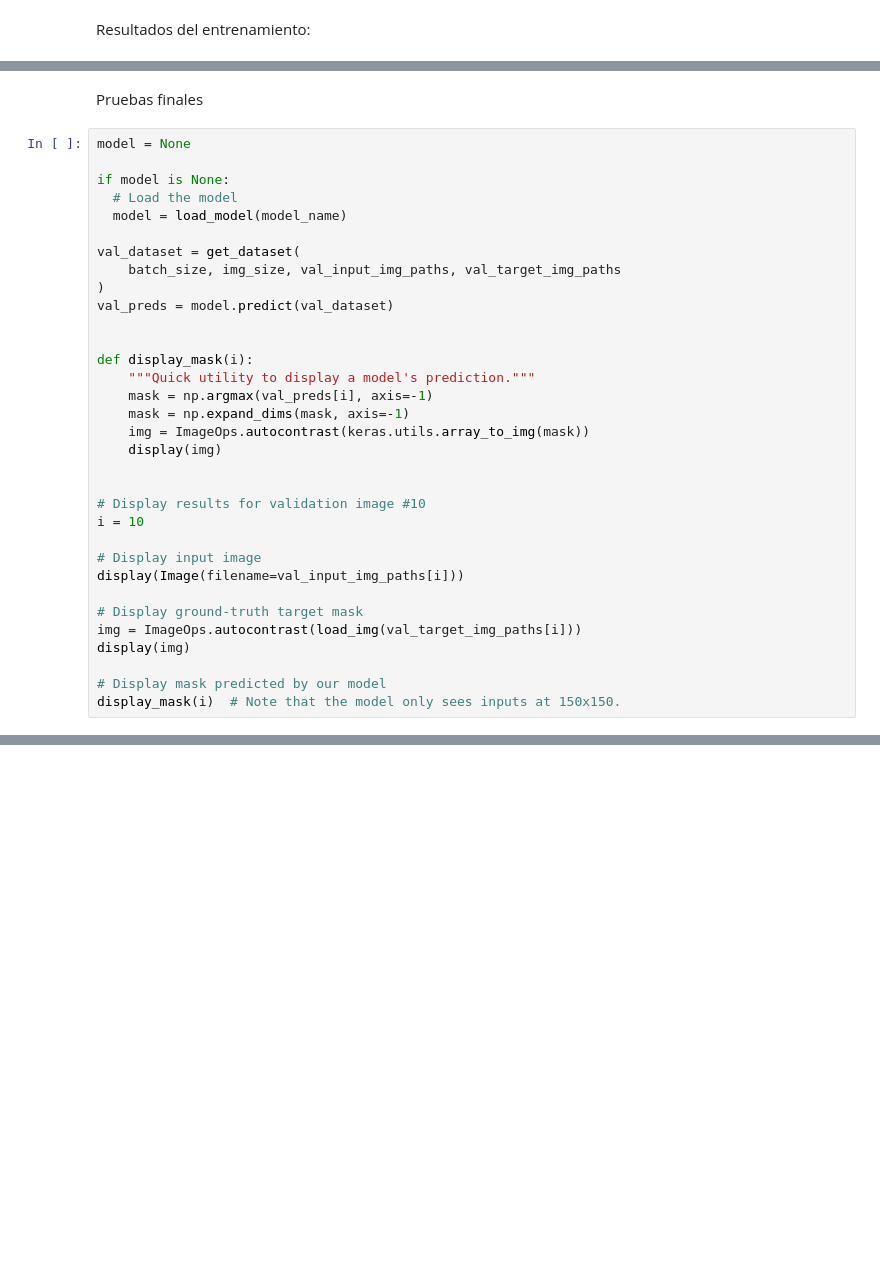
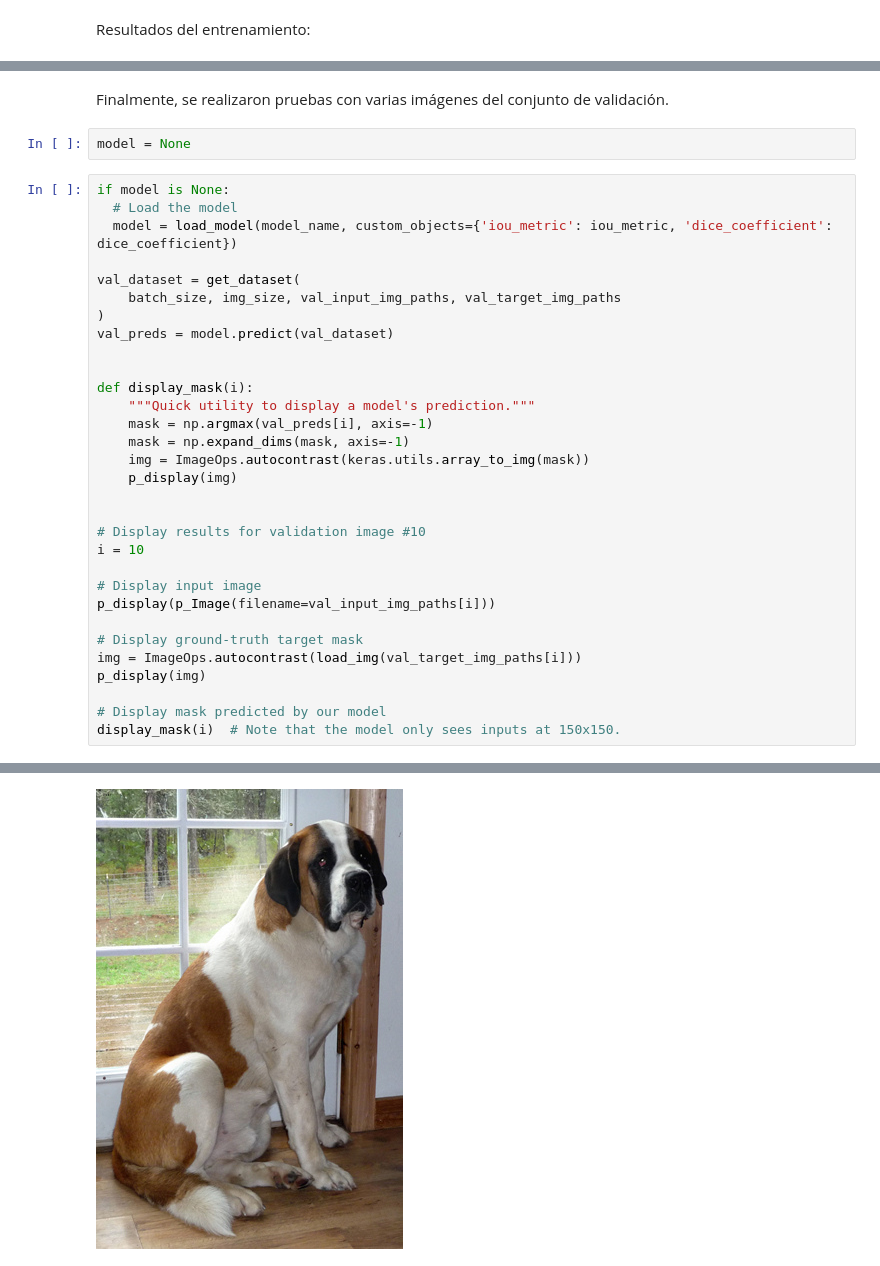
Before and after one commit to Morax19/DL_UCV, a Jupyter notebook: Tarea2/DL_Tarea2_DanielHernandez_27795163.ipynb, the cells around one changed output, grey strips where cells are left out. Saved outputs shown, nothing was run; the diff lists cells and outputs as text; blank space fills up the shorter version.

```diff
--- a/Tarea2/DL_Tarea2_DanielHernandez_27795163.ipynb
+++ b/Tarea2/DL_Tarea2_DanielHernandez_27795163.ipynb
@@ -1231,11 +1261,11 @@ plt.legend()
-# %% [markdown]
-Pruebas finales
+# %% [markdown]
+Finalmente, se realizaron pruebas con varias imágenes del conjunto de validación.
+# %%
+model = None
 # %%
-model = None
-
 if model is None:
   # Load the model
-  model = load_model(model_name)
+  model = load_model(model_name, custom_objects={'iou_metric': iou_metric, 'dice_coefficient': dice_coefficient})
 
 val_dataset = get_dataset(
     batch_size, img_size, val_input_img_paths, val_target_img_paths
@@ -1248,18 +1278,19 @@ def display_mask(i):
     mask = np.argmax(val_preds[i], axis=-1)
     mask = np.expand_dims(mask, axis=-1)
     img = ImageOps.autocontrast(keras.utils.array_to_img(mask))
-    display(img)
+    p_display(img)
 
 
 # Display results for validation image #10
 i = 10
 
 # Display input image
-display(Image(filename=val_input_img_paths[i]))
+p_display(p_Image(filename=val_input_img_paths[i]))
 
 # Display ground-truth target mask
 img = ImageOps.autocontrast(load_img(val_target_img_paths[i]))
-display(img)
+p_display(img)
 
 # Display mask predicted by our model
 display_mask(i)  # Note that the model only sees inputs at 150x150.
+# %% [output]
@@ -1265,0 +1298 @@ display_mask(i)  # Note that the model only sees inputs at 150x150.
+[figure, added]
```
Also changed, not shown: parts of 12 cells of this notebook.
